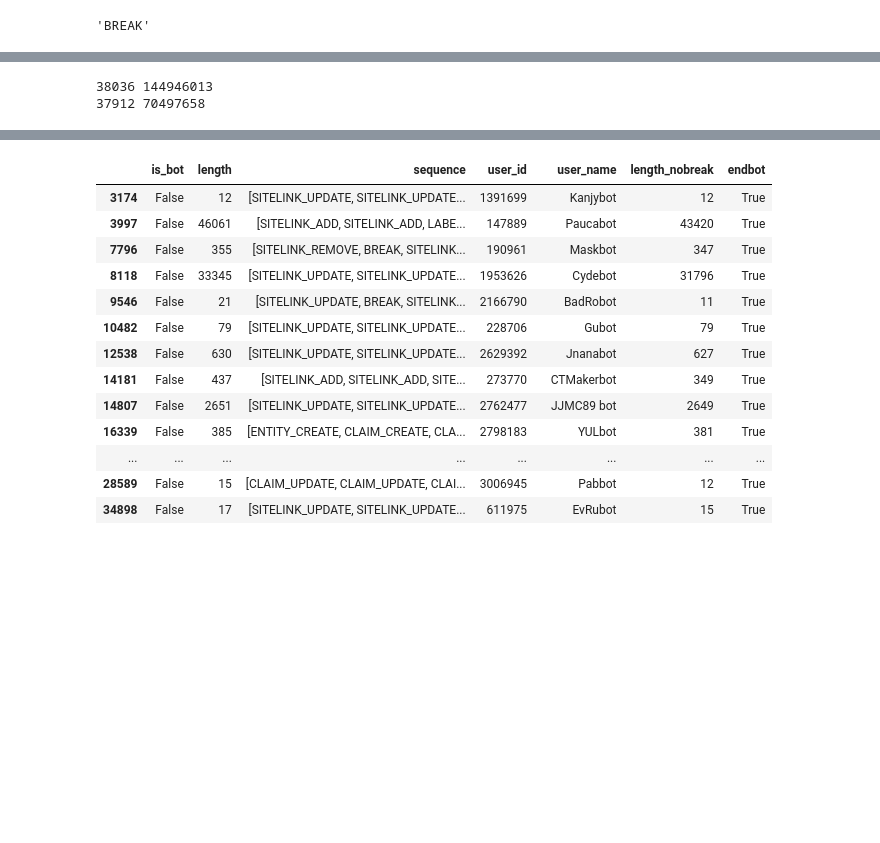
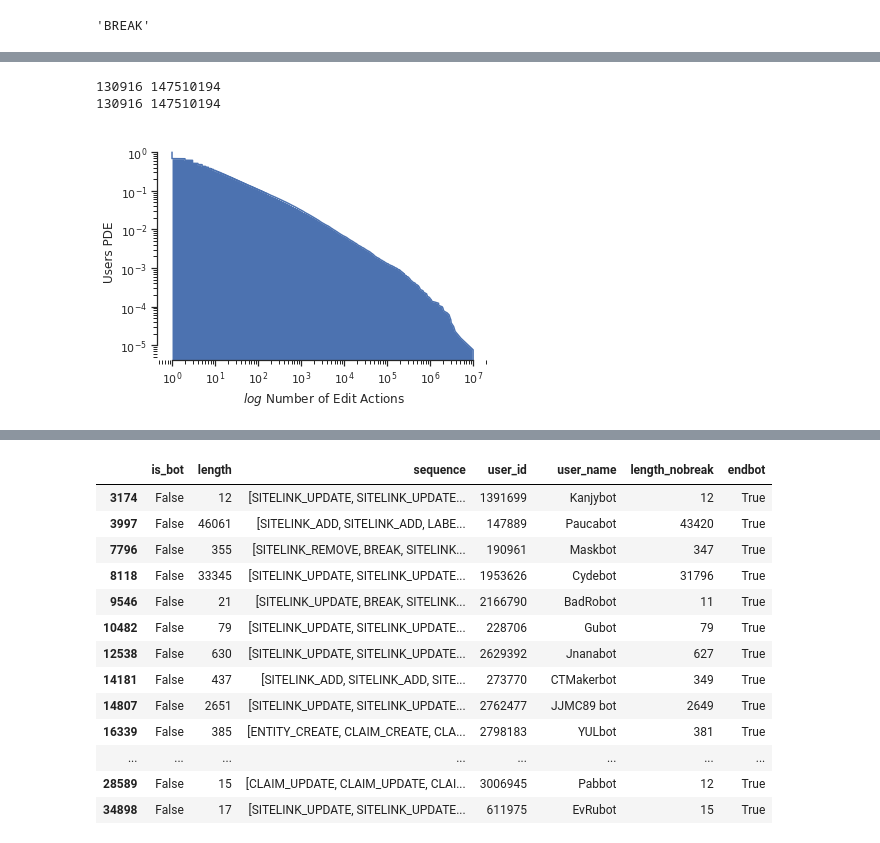
Before and after one commit to pkasper/ontology_roles, a Jupyter notebook: 005_dataset_analysis.ipynb, the cells around one changed output, grey strips where cells are left out. Drawn from its saved outputs; the diff is of its cells as text; code cells hidden in the pictures; blank space fills up the shorter version.

```diff
--- a/005_dataset_analysis.ipynb
+++ b/005_dataset_analysis.ipynb
@@ -67,15 +70,32 @@ df.head()
 # %%
 print(len(df), df['length'].sum())
-df = df.loc[~df['is_bot']].reset_index(drop=True)
+#df = df.loc[~df['is_bot']].reset_index(drop=True)
 print(len(df), df['length'].sum())
 # %% [output]
-38036 144946013
-37912 70497658
+130916 147510194
+130916 147510194
 # %%
 length_full = df.sort_values("length", ascending=False)['length'].values
 length_nobreak = df.sort_values("length_nobreak", ascending=False)['length_nobreak'].values
 # %%
 from matplotlib import pyplot as plt
+# %%
+import seaborn as sns
+import matplotlib
+
+fig, ax = plt.subplots()
+ax.loglog(length_full, np.linspace(0,1,len(length_full)))
+ax.fill_between(length_full, np.linspace(0,1,len(length_full)))
+#ax.set_ylim(0,1)
+#ax.plot(length_nobreak)
+#ax.set_xscale("log")
+#ax.set_yscale("log", nonposy='clip')
+ax.set_ylabel("Users PDE")
+ax.set_xlabel("$log$ Number of Edit Actions")
+#ax.xaxis.set_major_formatter(matplotlib.ticker.ScalarFormatter())
+sns.despine(fig, trim=True)
+# %% [output]
+[figure, added]
 # %%
 import seaborn as sns
 import matplotlib
```
Also changed, not shown: parts of 4 cells of this notebook, 2 other files.
